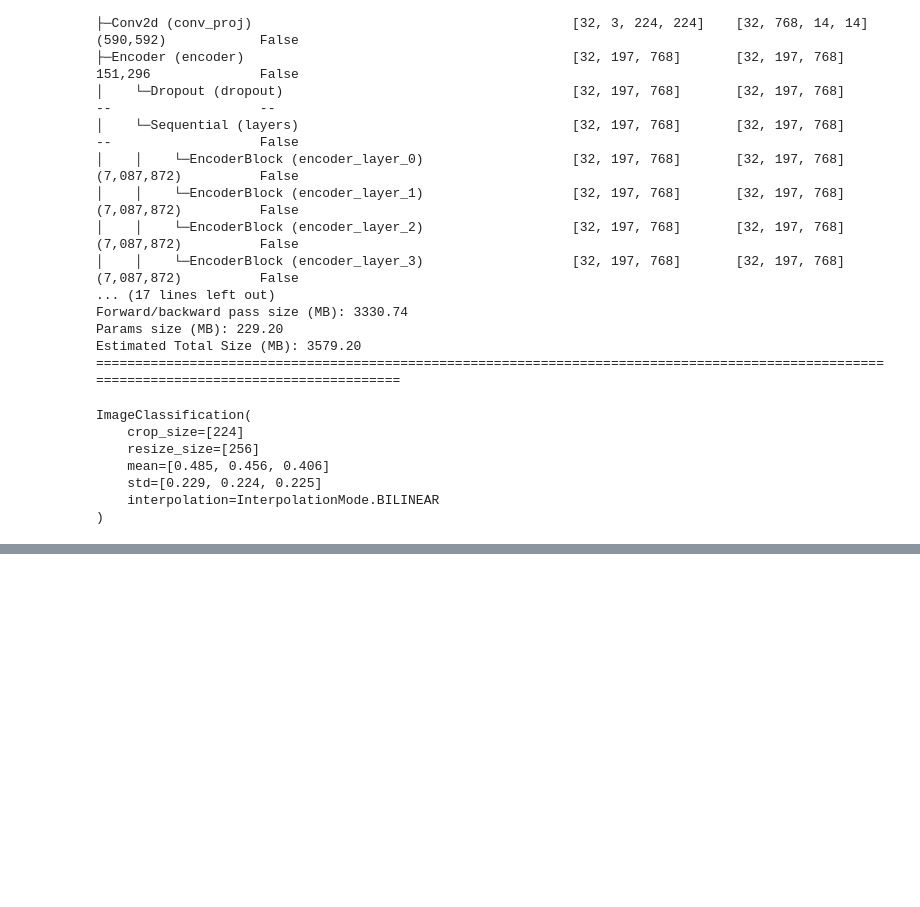
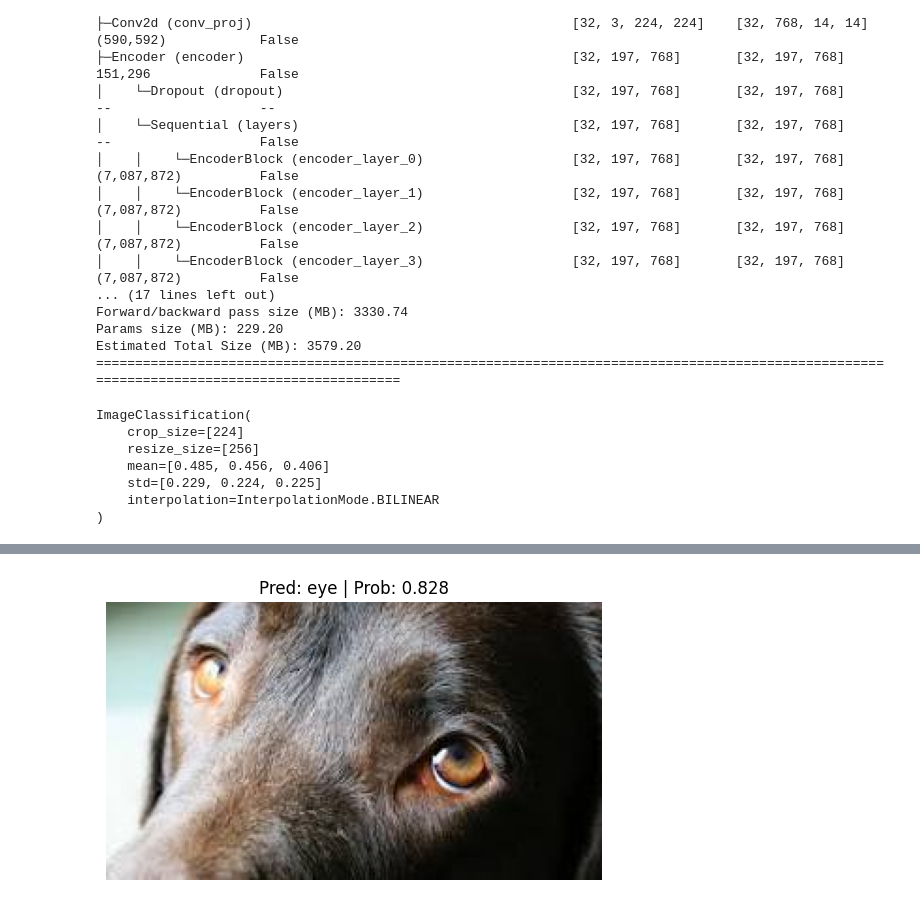
Before and after one commit to chamidiPerera/Project-C.A.R.E., a Jupyter notebook: backend/models/vit/detection/pretrainedModel/pretrainModel.ipynb, the cells around one changed output, grey strips where cells are left out. Saved outputs shown, nothing was run; the diff lists cells and outputs as text; code cells hidden in the pictures; blank space fills up the shorter version.

```diff
--- a/backend/models/vit/detection/pretrainedModel/pretrainModel.ipynb
+++ b/backend/models/vit/detection/pretrainedModel/pretrainModel.ipynb
@@ -196,0 +219,19 @@ torch.save(pretrained_vit, model_save_path)
+# %%
+import requests
+import torch
+from going_modular.going_modular.predictions import pred_and_plot_image
+
+class_names = ['eye', 'skin']
+
+# Load the saved model
+saved_model_path = "/Users/chamidiperera/Documents/FYP Codes/Care/backend/models/vit/detection/pretrained_vit_skinOrEye_final.pth"
+pretrained_vit = torch.load(saved_model_path)
+
+# Setup custom image path
+custom_image_path = "/Users/chamidiperera/Documents/FYP Codes/Care/backend/models/vit/detection/pretrainedModel/images.jpeg"
+# Predict on custom image
+pred_and_plot_image(model=pretrained_vit,
+                    image_path=custom_image_path,
+                    class_names=class_names)
+# %% [output]
+[figure, added]
```
Also changed, not shown: parts of 8 cells of this notebook, 9 other files.
